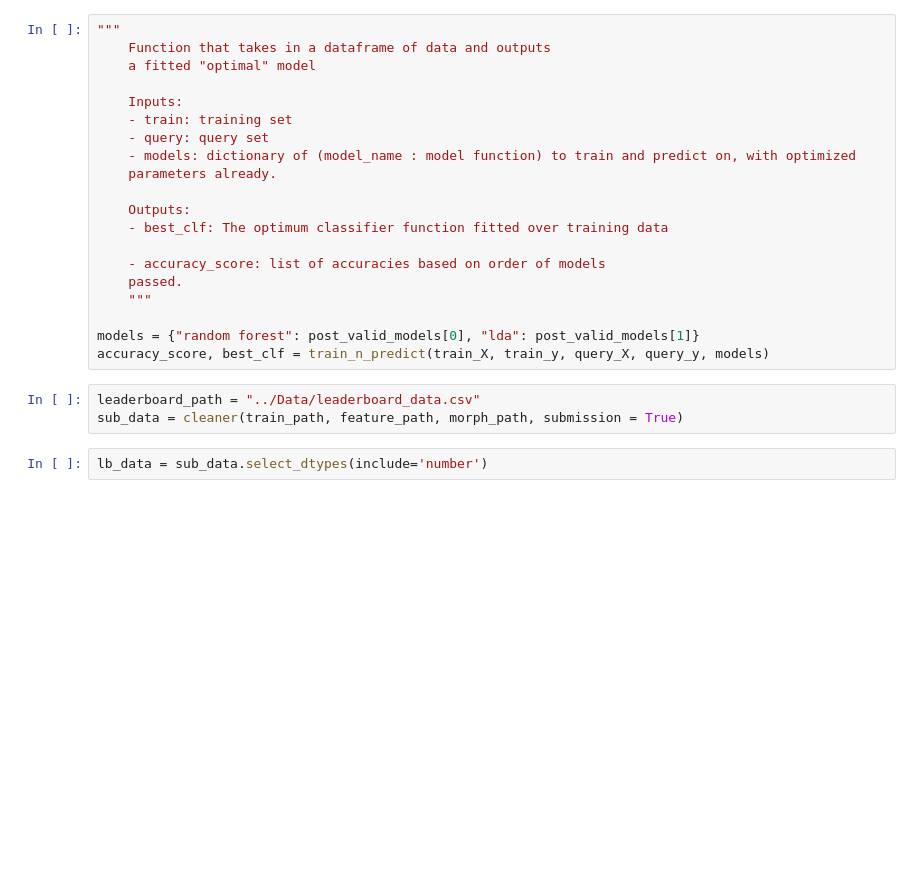
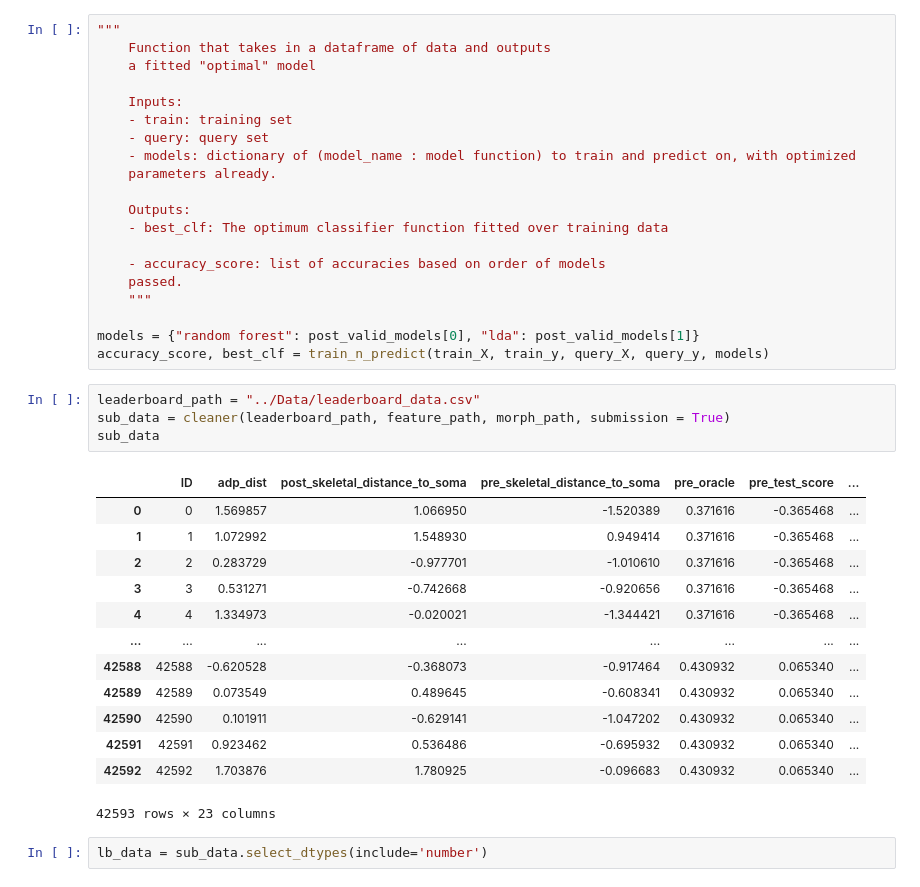
Before and after one commit to gwang034/elecfinal, a Jupyter notebook: Didi/Testing_ml_pipeline.ipynb, the cells around one changed output. Drawn from its saved outputs; the diff is of its cells as text; blank space fills up the shorter version.

```diff
--- a/Didi/Testing_ml_pipeline.ipynb
+++ b/Didi/Testing_ml_pipeline.ipynb
@@ -144,7 +177,22 @@ models = {"random forest": post_valid_models[0], "lda": post_valid_models[1]}
 accuracy_score, best_clf = train_n_predict(train_X, train_y, query_X, query_y, models)
 # %%
 leaderboard_path = "../Data/leaderboard_data.csv"
-sub_data = cleaner(train_path, feature_path, morph_path, submission = True)
+sub_data = cleaner(leaderboard_path, feature_path, morph_path, submission = True)
+sub_data
+# %% [output]
+|  | ID | adp_dist | post_skeletal_distance_to_soma | pre_skeletal_distance_to_soma | pre_oracle | pre_test_score | ... |
+| 0 | 0 | 1.569857 | 1.066950 | -1.520389 | 0.371616 | -0.365468 | ... |
+| 1 | 1 | 1.072992 | 1.548930 | 0.949414 | 0.371616 | -0.365468 | ... |
+| 2 | 2 | 0.283729 | -0.977701 | -1.010610 | 0.371616 | -0.365468 | ... |
+| 3 | 3 | 0.531271 | -0.742668 | -0.920656 | 0.371616 | -0.365468 | ... |
+| 4 | 4 | 1.334973 | -0.020021 | -1.344421 | 0.371616 | -0.365468 | ... |
+| ... | ... | ... | ... | ... | ... | ... | ... |
+| 42588 | 42588 | -0.620528 | -0.368073 | -0.917464 | 0.430932 | 0.065340 | ... |
+| 42589 | 42589 | 0.073549 | 0.489645 | -0.608341 | 0.430932 | 0.065340 | ... |
+| 42590 | 42590 | 0.101911 | -0.629141 | -1.047202 | 0.430932 | 0.065340 | ... |
+| 42591 | 42591 | 0.923462 | 0.536486 | -0.695932 | 0.430932 | 0.065340 | ... |
+| 42592 | 42592 | 1.703876 | 1.780925 | -0.096683 | 0.430932 | 0.065340 | ... |
+42593 rows × 23 columns
 # %%
 lb_data = sub_data.select_dtypes(include='number')
 # %%
```
Also changed, not shown: parts of 6 cells of this notebook.
